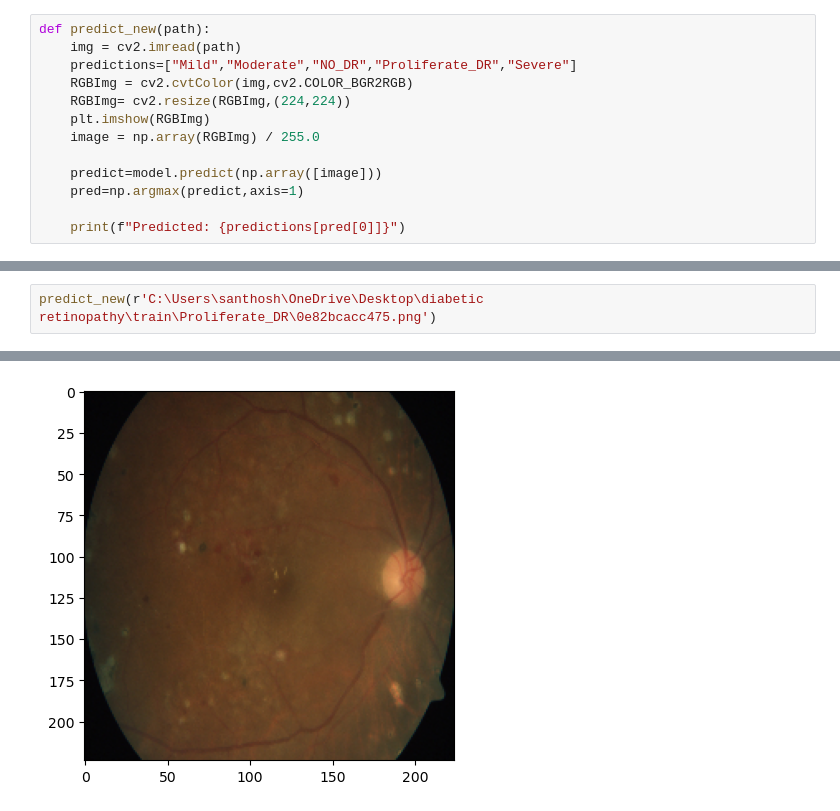
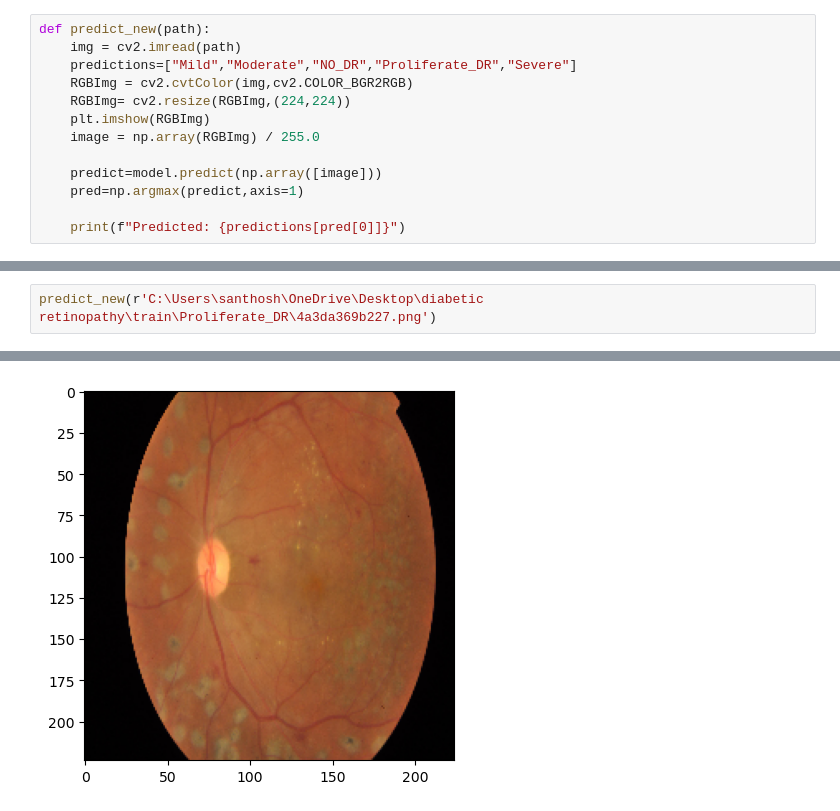
Before and after one commit to Santhoshmarimuthu/DR-detection, a Jupyter notebook: DR-efficient net.ipynb, the cells around one changed output, grey strips where cells are left out. Drawn from its saved outputs; the diff is of its cells as text.

```diff
--- a/DR-efficient net.ipynb
+++ b/DR-efficient net.ipynb
@@ -229,3 +238,3 @@ def predict_new(path):
 # %%
-predict_new(r'C:\Users\santhosh\OneDrive\Desktop\diabetic retinopathy\train\Proliferate_DR\0e82bcacc475.png')
+predict_new(r'C:\Users\santhosh\OneDrive\Desktop\diabetic retinopathy\train\Proliferate_DR\4a3da369b227.png')
 # %% [output]
@@ -233,2 +242,2 @@ predict_new(r'C:\Users\santhosh\OneDrive\Desktop\diabetic retinopathy\train\Prol
 Predicted: Proliferate_DR
-[figure, old version]
+[figure, new version]
```
Also changed, not shown: parts of 11 cells of this notebook, 1 other file.
